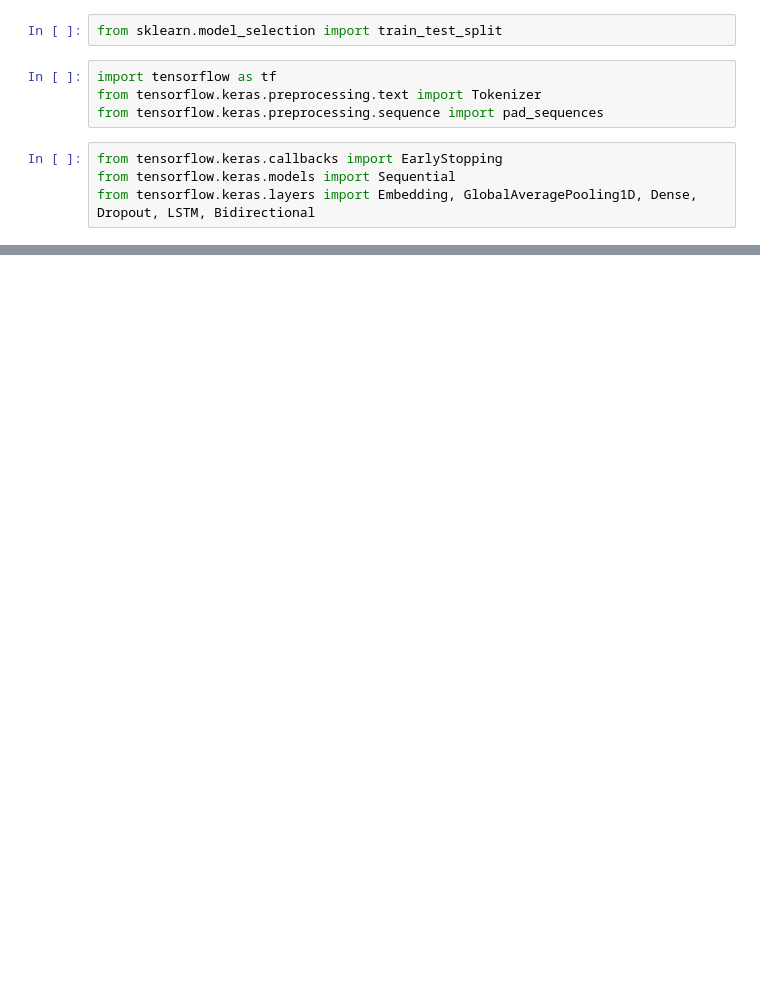
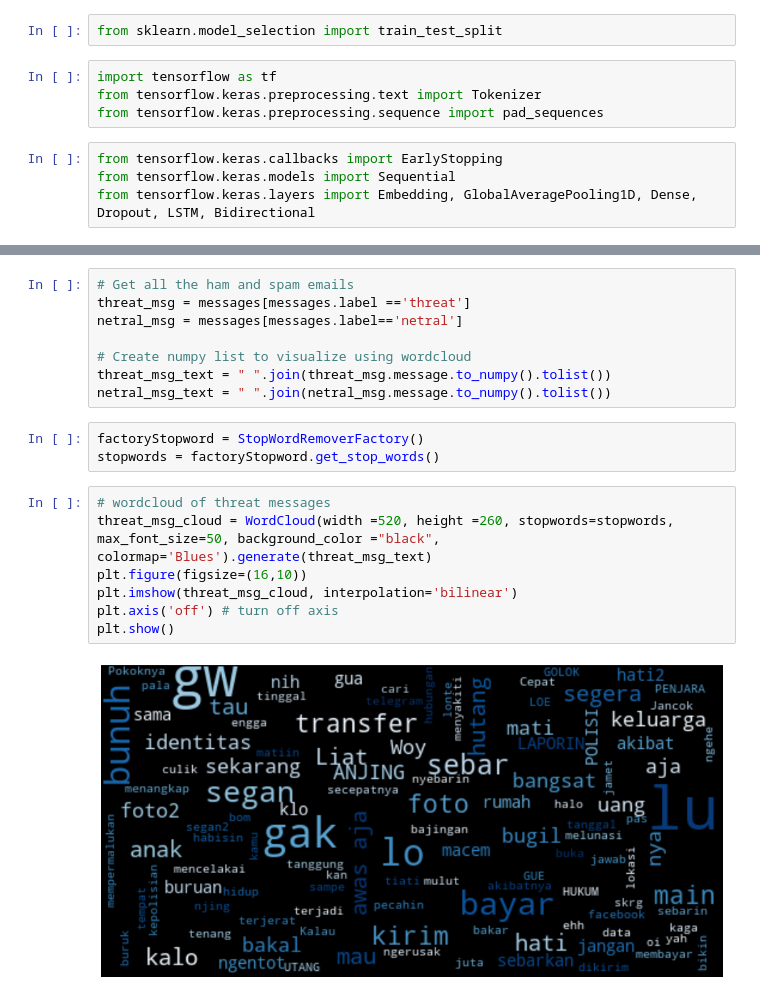
Before and after one commit to muhammadisa/threatmsgdetect, a Jupyter notebook: threatdetect.ipynb, the cells around one changed output, grey strips where cells are left out. Cells and saved outputs as stored; diff of their text form; blank space fills up the shorter version.

```diff
--- a/threatdetect.ipynb
+++ b/threatdetect.ipynb
@@ -26,0 +58,20 @@ messages[:3]
+# %%
+# Get all the ham and spam emails
+threat_msg = messages[messages.label =='threat']
+netral_msg = messages[messages.label=='netral']
+
+# Create numpy list to visualize using wordcloud
+threat_msg_text = " ".join(threat_msg.message.to_numpy().tolist())
+netral_msg_text = " ".join(netral_msg.message.to_numpy().tolist())
+# %%
+factoryStopword = StopWordRemoverFactory()
+stopwords = factoryStopword.get_stop_words()
+# %%
+# wordcloud of threat messages
+threat_msg_cloud = WordCloud(width =520, height =260, stopwords=stopwords, max_font_size=50, background_color ="black", colormap='Blues').generate(threat_msg_text)
+plt.figure(figsize=(16,10))
+plt.imshow(threat_msg_cloud, interpolation='bilinear')
+plt.axis('off') # turn off axis
+plt.show()
+# %% [output]
+[figure, added]
```
Also changed, not shown: parts of 34 cells of this notebook, 1 other file.
